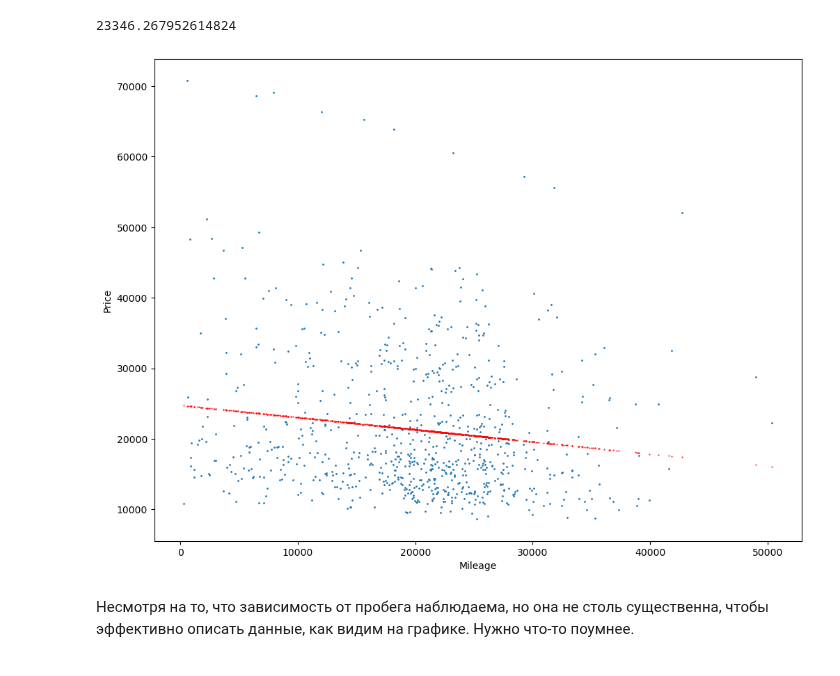
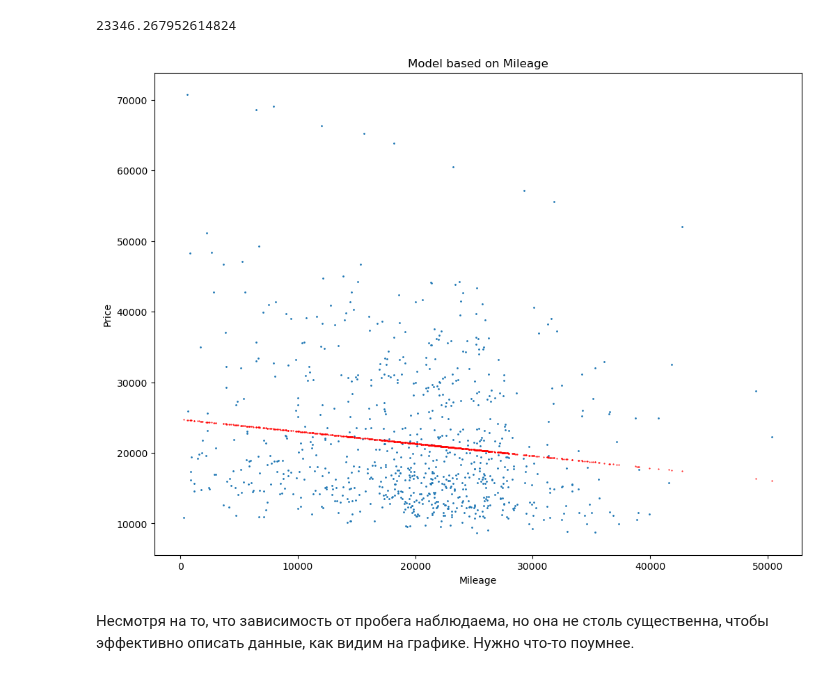
Before and after one commit to IgorBeHolder/Netology, a Jupyter notebook: ML_linear_polynomial_regression.ipynb, the cells around one changed output. Cells and saved outputs as stored; diff of their text form; code cells hidden in the pictures.

```diff
--- a/ML_linear_polynomial_regression.ipynb
+++ b/ML_linear_polynomial_regression.ipynb
@@ -98,7 +111,8 @@ array([24764.55900606])
 # %%
 y_predict = model.predict(X) # получаем предсказанное значение
 # %%
-Y = data.loc[:, ['Price']]
+# Y = data.loc[:, ['Price']]
+Y =data.iloc[:,[0]]  # the same
 Y.head() # предсказываемая цена
 # %% [output]
 |  | Price |
@@ -132,11 +146,12 @@ np.sum((X.iloc[0].values * model.coef_) + model.intercept_)
 # %%
 plt.figure(figsize=(12,9))
 plt.plot(X, Y, 'o', markersize=1)
 plt.plot(X, y_predict, 'r.', markersize=1)
 plt.xlabel("Mileage")
 plt.ylabel("Price")
+plt.title("Model based on Mileage")
 plt.show()
 # %% [output]
-[figure, old version]
+[figure, new version]
 # %% [markdown]
 <p>Несмотря на то, что зависимость от пробега наблюдаема, но она не столь существенна, чтобы эффективно описать данные, как видим на графике. Нужно что-то поумнее.</p>
```
Also changed, not shown: parts of 40 cells of this notebook, 1 other file.
